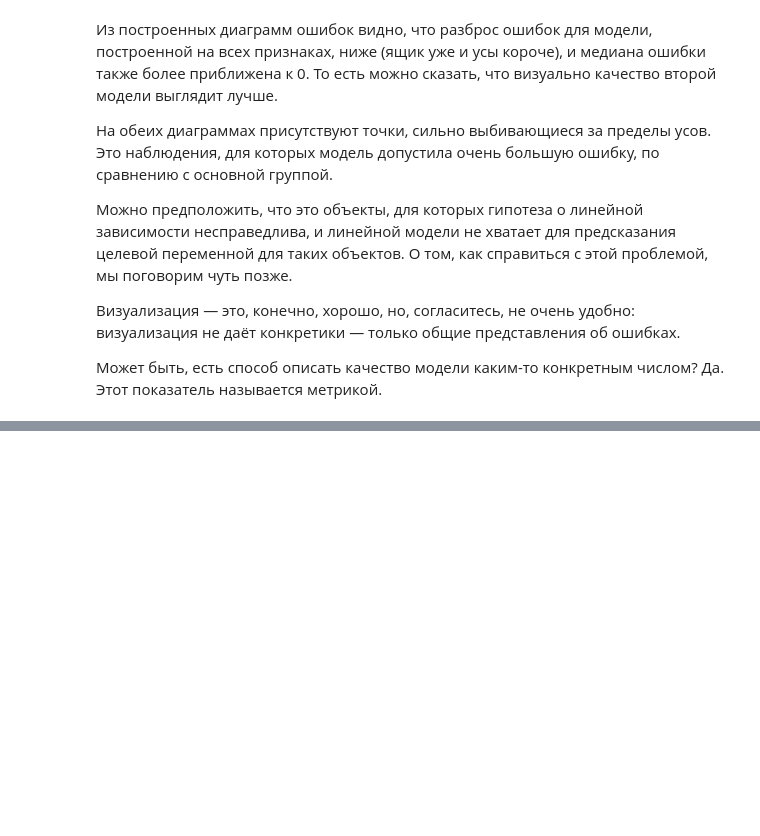
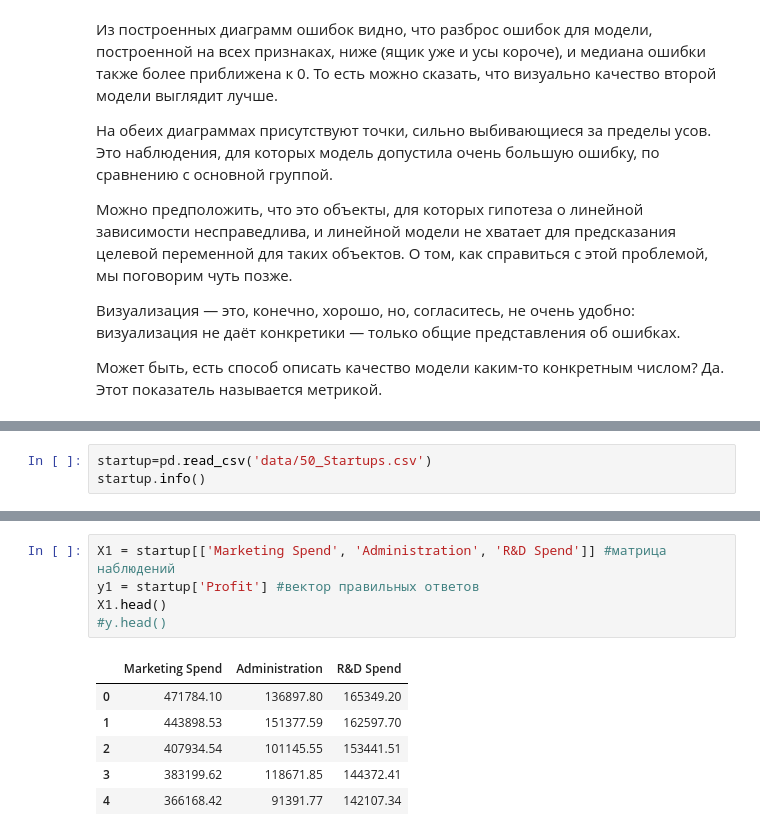
Before and after one commit to schdlr50/SF_ML_1, a Jupyter notebook: sf_ml_1_1.ipynb, the cells around one changed output, grey strips where cells are left out. Saved outputs shown, nothing was run; the diff lists cells and outputs as text; blank space fills up the shorter version.

```diff
--- a/sf_ml_1.ipynb
+++ b/sf_ml_1_1.ipynb
@@ -262,0 +294,3 @@ ax.set_ylabel('Model'); #название оси ординат
+# %%
+startup=pd.read_csv('data/50_Startups.csv')
+startup.info()
@@ -262,0 +310,12 @@ ax.set_ylabel('Model'); #название оси ординат
+# %%
+X1 = startup[['Marketing Spend', 'Administration', 'R&D Spend']] #матрица наблюдений
+y1 = startup['Profit'] #вектор правильных ответов
+X1.head()
+#y.head()
+# %% [output]
+|  | Marketing Spend | Administration | R&D Spend |
+| 0 | 471784.10 | 136897.80 | 165349.20 |
+| 1 | 443898.53 | 151377.59 | 162597.70 |
+| 2 | 407934.54 | 101145.55 | 153441.51 |
+| 3 | 383199.62 | 118671.85 | 144372.41 |
+| 4 | 366168.42 | 91391.77 | 142107.34 |
```
Also changed, not shown: parts of 22 cells of this notebook, 2 other files.
